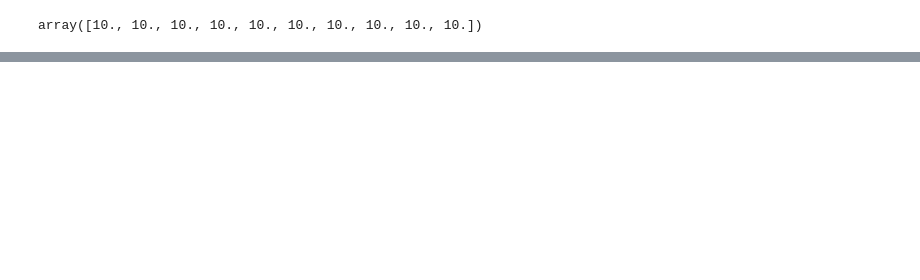
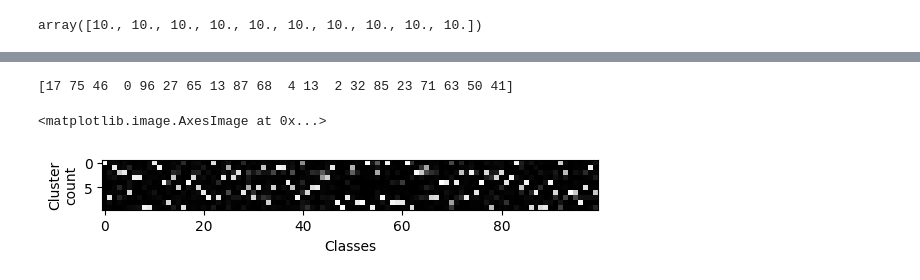
Before and after one commit to master-mbzuai/AI701, a Jupyter notebook: code/exploration/agglomerative_final_all.ipynb, the cells around one changed output, grey strips where cells are left out. Cells and saved outputs as stored; diff of their text form; code cells hidden in the pictures; blank space fills up the shorter version.

```diff
--- a/code/exploration/agglomerative_final_all.ipynb
+++ b/code/exploration/agglomerative_final_all.ipynb
@@ -160,0 +197,12 @@ print(sum_fn/y.shape[0])
+# %%
+# for each embedding fint the closest centroid
+embeddings_test = np.array((x_test - np.min(x_test)) / (np.max(x_test) - np.min(x_test)))
+# %%
+# for each embedding fint the closest centroid
+
+at = np.zeros((10,100))
+
+for i, x in enumerate(embeddings_test):
+    distances = np.linalg.norm(centroids - x, axis=1)
+    first_index = np.argsort(distances)[0]
+    at[reverse[first_index]][y_test[i]] += 1
@@ -160,0 +227,15 @@ print(sum_fn/y.shape[0])
+# %%
+print(y_test[:20])
+# %% [output]
+[17 75 46  0 96 27 65 13 87 68  4 13  2 32 85 23 71 63 50 41]
+# %%
+
+import matplotlib.pyplot as plt
+
+plt.xlabel("Classes")
+plt.ylabel("Cluster\ncount")
+#plt.title("Embedding count that belongs to a cluster for every label class number of clustering = " + str(centroids.shape[0]))
+plt.imshow(at,cmap='Greys_r')
+# %% [output]
+<matplotlib.image.AxesImage at 0x...>
+[figure, added]
```
Also changed, not shown: parts of 11 cells of this notebook, 12 other files.
